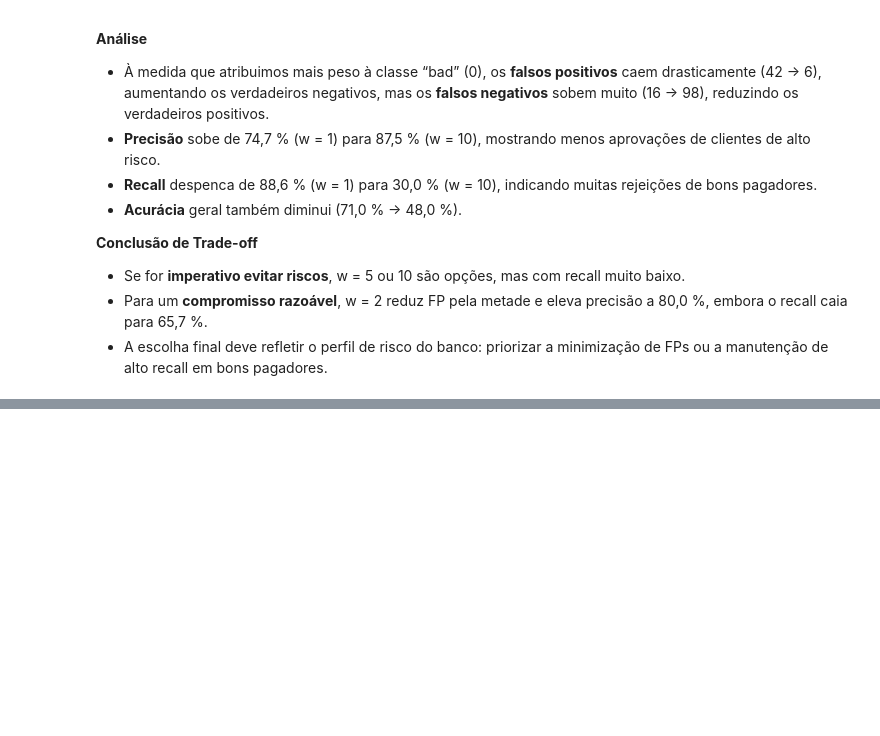
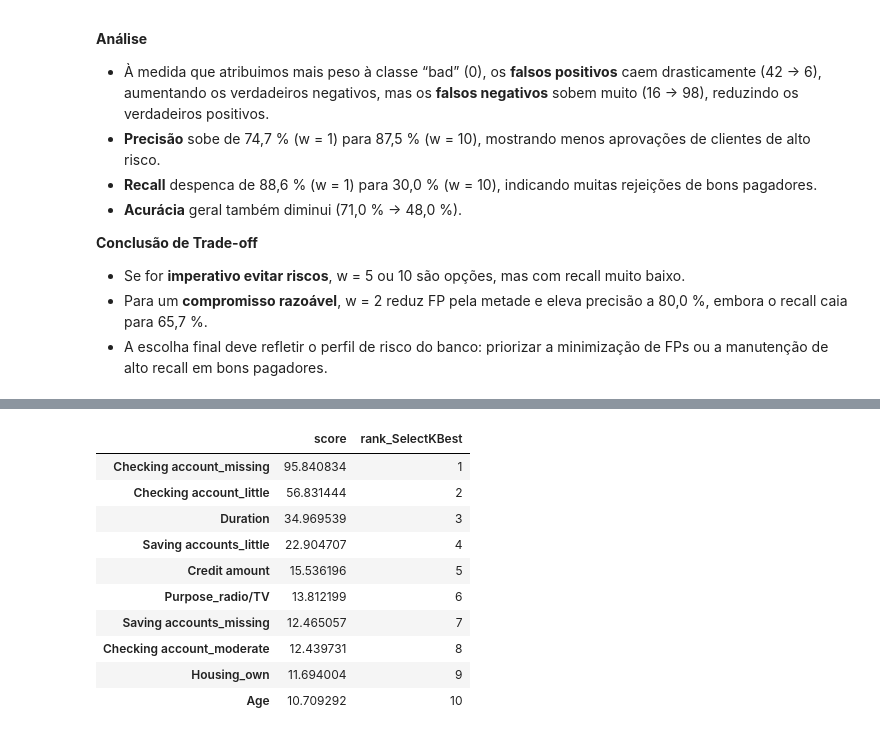
Before and after one commit to viniaraujo68/german-credit-risk, a Jupyter notebook: analysis.ipynb, the cells around one changed output, grey strips where cells are left out. Drawn from its saved outputs; the diff is of its cells as text; code cells hidden in the pictures; blank space fills up the shorter version.

Commit message:
feat: kbest approach

```diff
--- a/analysis.ipynb
+++ b/analysis.ipynb
@@ -1151,0 +1161,28 @@ class_weight={0:10,1:1} → Matriz de Confusão:
+# %%
+skb = SelectKBest(score_func=f_classif, k='all')
+skb.fit(X_train, y_train)
+
+
+feat_scores  = pd.Series(skb.scores_,  index=X_train.columns)
+feat_pvalues = pd.Series(skb.pvalues_, index=X_train.columns)
+
+skb_df = pd.DataFrame({
+    'score':  feat_scores,
+    'pvalue': feat_pvalues
+})
+skb_df['rank_SelectKBest'] = skb_df['score'].rank(method='dense', ascending=False).astype(int)
+skb_df = skb_df.sort_values('rank_SelectKBest')
+
+display(skb_df[['score','rank_SelectKBest']].head(10))
+# %% [output]
+|  | score | rank_SelectKBest |
+| Checking account_missing | 95.840834 | 1 |
+| Checking account_little | 56.831444 | 2 |
+| Duration | 34.969539 | 3 |
+| Saving accounts_little | 22.904707 | 4 |
+| Credit amount | 15.536196 | 5 |
+| Purpose_radio/TV | 13.812199 | 6 |
+| Saving accounts_missing | 12.465057 | 7 |
+| Checking account_moderate | 12.439731 | 8 |
+| Housing_own | 11.694004 | 9 |
+| Age | 10.709292 | 10 |
```
Also changed, not shown: parts of 2 cells of this notebook.
